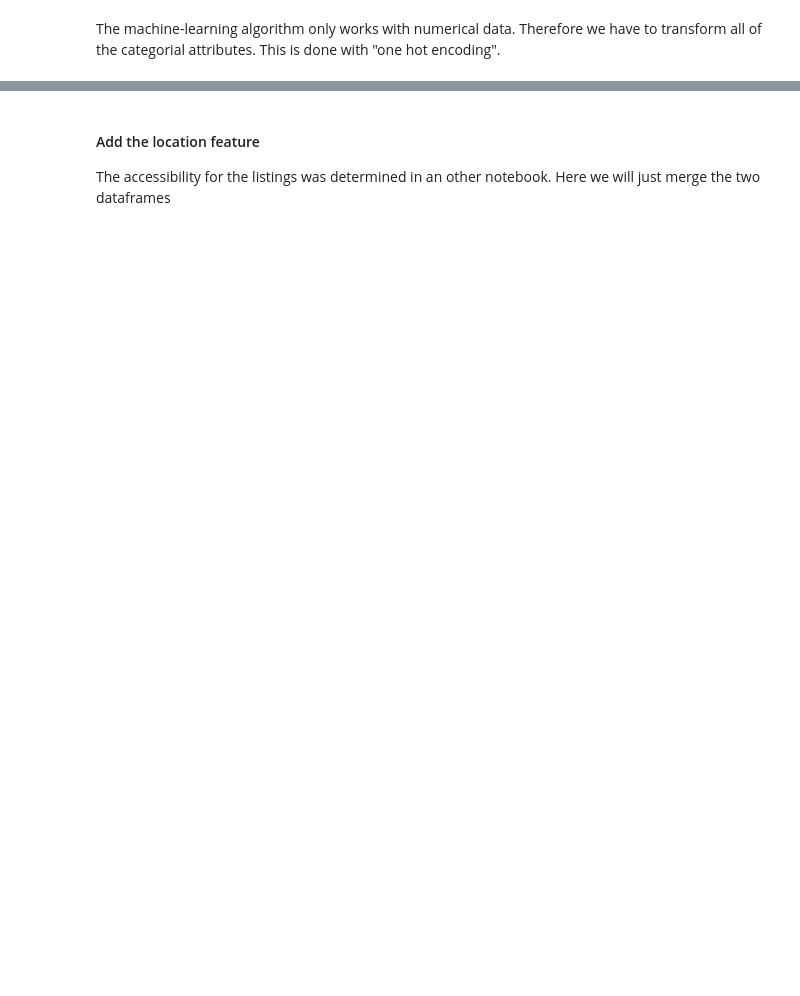
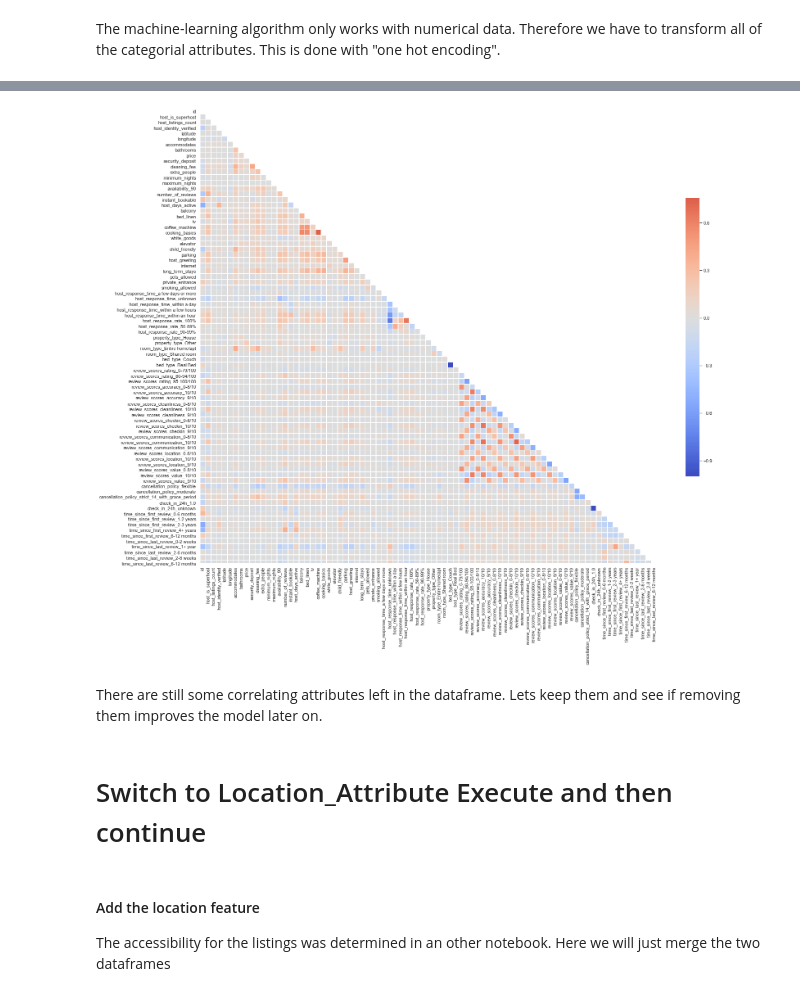
Before and after one commit to julianv95/Airbnb_Price, a Jupyter notebook: Basic_Data_Exploration_Cleaning.ipynb, the cells around one changed output, grey strips where cells are left out. Saved outputs shown, nothing was run; the diff lists cells and outputs as text; code cells hidden in the pictures; blank space fills up the shorter version.

```diff
--- a/Basic_Data_Exploration_Cleaning.ipynb
+++ b/Basic_Data_Exploration_Cleaning.ipynb
@@ -791,3 +812,11 @@ to_drop = ['beds',
 to_drop.extend(list(transformed_df.columns[transformed_df.columns.str.endswith('nan')]))
 
 transformed_df.drop(to_drop, axis=1, inplace=True)
+# %%
+# plot and check again
+multi_collinearity_heatmap(transformed_df.drop(list(transformed_df.columns[transformed_df.columns.str.startswith(
+    'neighbourhood')]), axis=1), figsize=(25,25))
+# %% [output]
+[figure, added]
+# %% [markdown]
+There are still some correlating attributes left in the dataframe. Lets keep them and see if removing them improves the model later on.
@@ -794,3 +825,5 @@ transformed_df.drop(to_drop, axis=1, inplace=True)
+# %% [markdown]
+# Switch to Location_Attribute Execute and then continue
 # %% [markdown]
 #### Add the location feature
 
```
Also changed, not shown: parts of 35 cells of this notebook.
